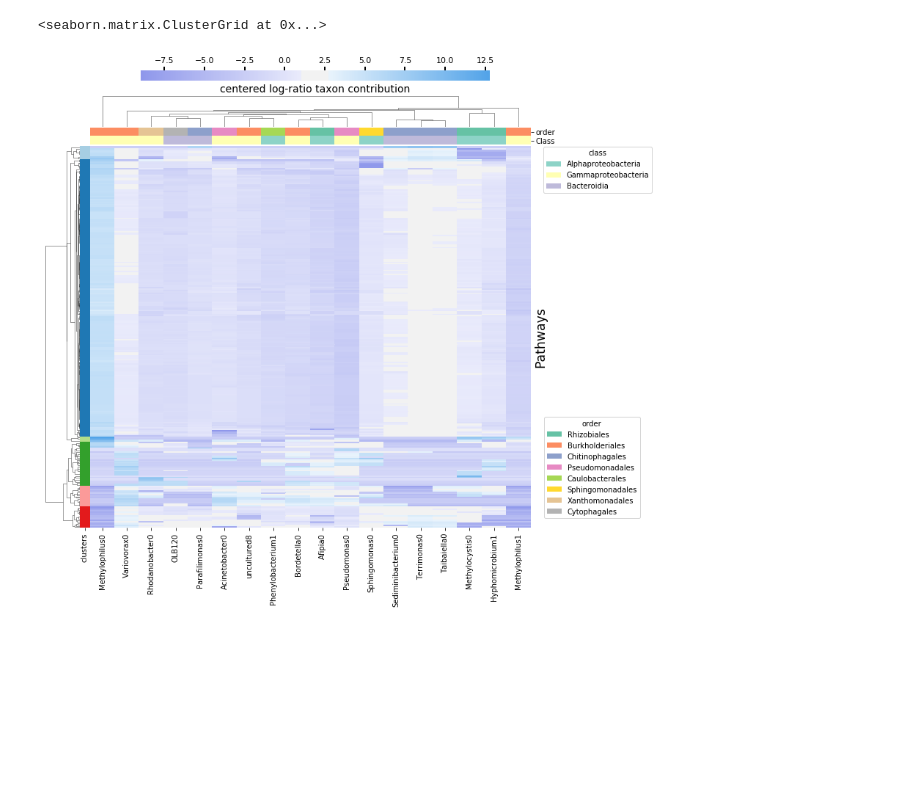
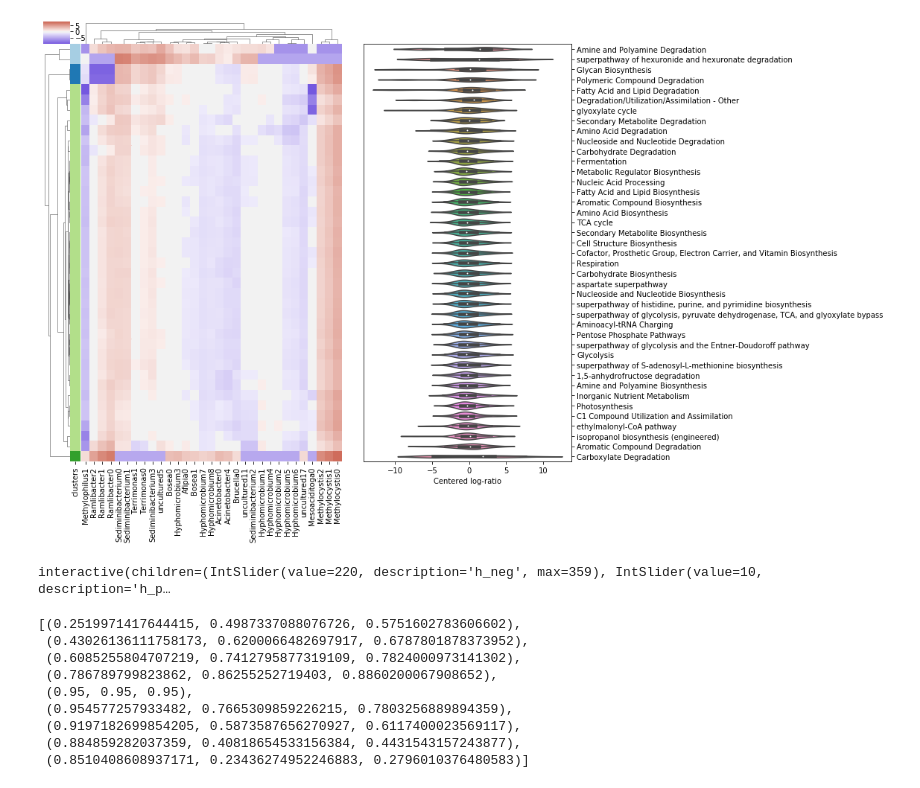
Before and after one commit to asaldivar93/picrust, a Jupyter notebook: Mar20/OTUs_99/Analysis/analysis.ipynb, the cells around one changed output. Cells and saved outputs as stored; diff of their text form; code cells hidden in the pictures; blank space fills up the shorter version.

```diff
--- a/Mar20/OTUs_99/Analysis/analysis.ipynb
+++ b/Mar20/OTUs_99/Analysis/analysis.ipynb
@@ -28,5 +28,19 @@ fig.savefig('Analysis/CIR_19_heatmap.png')
-# %%
-ptools.heatmap_pathway_plot(CIR_19_strat, taxonomy)
-# %% [output]
-<seaborn.matrix.ClusterGrid at 0x...>
-[figure, removed]
+# %%
+CIR_19_strat = ptools.sample_strat_pathway('My_20', pathway_strat)
+fig = ptools.heat_map_violin_plot(CIR_19_strat['second_level_clr'], cmap = sns.diverging_palette(271, 17, s = 80, l = 47, sep = 20, as_cmap = True))
+fig.savefig('Analysis/My_20_heatmap.svg')
+# %% [output]
+[figure, added]
+# %%
+sns.choose_diverging_palette()
+# %% [output]
+interactive(children=(IntSlider(value=220, description='h_neg', max=359), IntSlider(value=10, description='h_p…
+[(0.2519971417644415, 0.4987337088076726, 0.5751602783606602),
+ (0.43026136111758173, 0.6200066482697917, 0.6787801878373952),
+ (0.6085255804707219, 0.7412795877319109, 0.7824000973141302),
+ (0.786789799823862, 0.86255252719403, 0.8860200067908652),
+ (0.95, 0.95, 0.95),
+ (0.954577257933482, 0.7665309859226215, 0.7803256889894359),
+ (0.9197182699854205, 0.5873587656270927, 0.6117400023569117),
+ (0.884859282037359, 0.40818654533156384, 0.4431543157243877),
+ (0.8510408608937171, 0.23436274952246883, 0.2796010376480583)]
```
Also changed, not shown: parts of 4 cells of this notebook, 10 other files.
